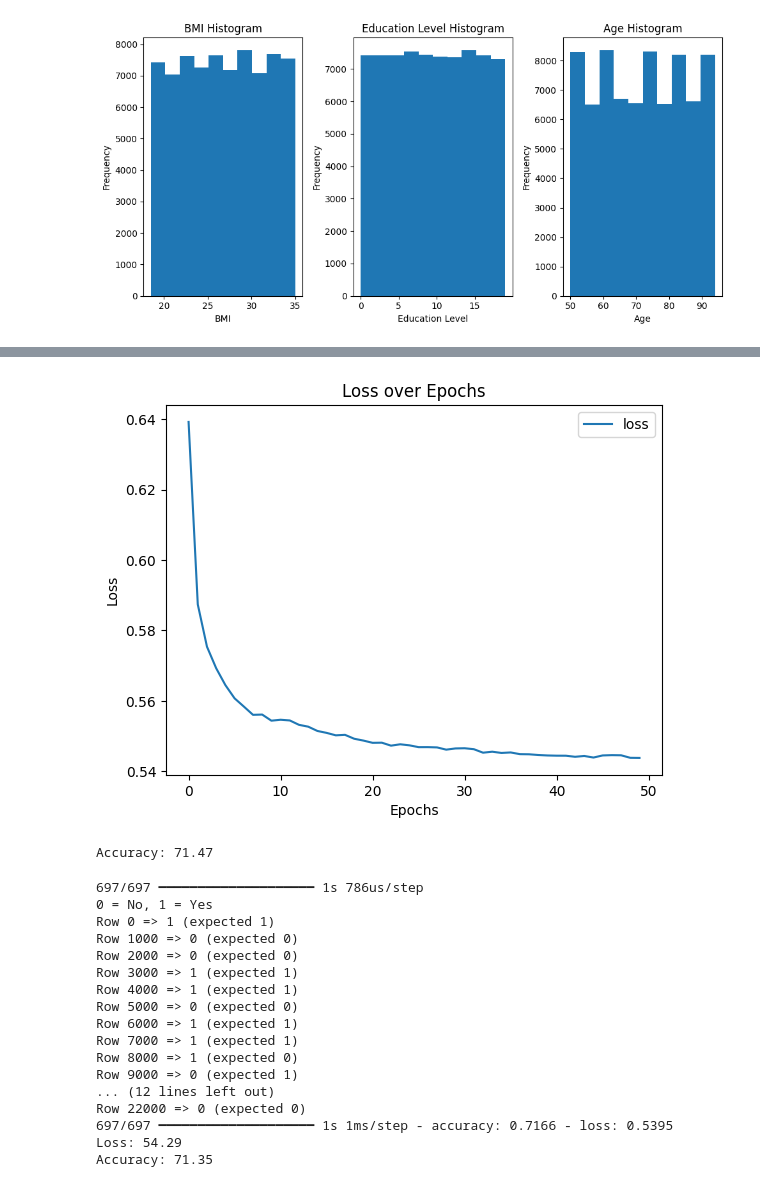
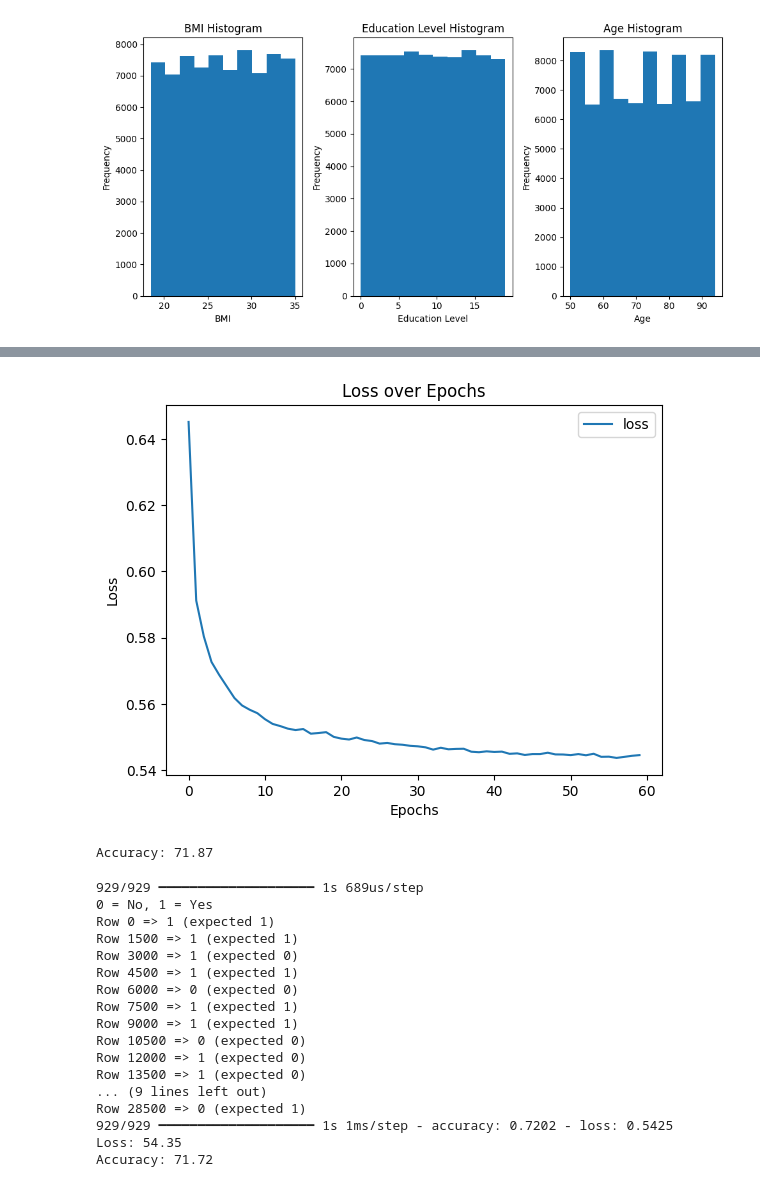
Before and after one commit to jeremlee/alzheimers-classification-model, a Jupyter notebook: main.ipynb, the cells around one changed output, grey strips where cells are left out. Drawn from its saved outputs; the diff is of its cells as text; code cells hidden in the pictures.

```diff
--- a/main.ipynb
+++ b/main.ipynb
@@ -96,7 +96,7 @@ dataset = dataset.sample(frac=1, random_state=42).reset_index(drop=True)
 
 X = dataset.drop(columns=['Alzheimer’s Diagnosis'])
 y = dataset['Alzheimer’s Diagnosis']
-split_percentage = 0.7
+split_percentage = 0.6
 rows = len(dataset)
 split_index = int(rows * split_percentage)
 X_train = X[:split_index]
@@ -154,7 +154,7 @@ model.add(Dense(17, activation = 'relu'))
 model.add(Dense(1, activation = 'sigmoid'))
 
 model.compile(optimizer='adam', loss='binary_crossentropy', metrics=['accuracy'])
-training_history = model.fit(X_train, y_train, epochs=50, batch_size=10)
+training_history = model.fit(X_train, y_train, epochs=60, batch_size=10)
 _, accuracy = model.evaluate(X_train, y_train)
 
 plt.plot(training_history.history['loss'], label = 'loss')
@@ -185,30 +185,30 @@ Epoch 50/50
-[figure, old version]
+[figure, new version]
-Accuracy: 71.47
+Accuracy: 71.87
 # %%
 predictions = (model.predict(X_test) > 0.5).astype(int)
 
 print("0 = No, 1 = Yes")
-# showing every 1000th row only, 22k is too much
-for i in range(0,len(X_test),1000):
+# showing every 1500th row only,
+for i in range(0,len(X_test),1500):
     print('Row %d => %d (expected %d)' % (i, predictions[i].item(), y_test.iloc[i]))
 loss, accuracy = model.evaluate(X_test, y_test)
 print("Loss: %.2f" % (loss*100))
 print("Accuracy: %.2f" % (accuracy*100))
 # %% [output]
-697/697 ━━━━━━━━━━━━━━━━━━━━ 1s 786us/step
+929/929 ━━━━━━━━━━━━━━━━━━━━ 1s 689us/step
 0 = No, 1 = Yes
 Row 0 => 1 (expected 1)
-Row 1000 => 0 (expected 0)
-Row 2000 => 0 (expected 0)
-Row 3000 => 1 (expected 1)
-Row 4000 => 1 (expected 1)
-Row 5000 => 0 (expected 0)
-Row 6000 => 1 (expected 1)
-Row 7000 => 1 (expected 1)
-Row 8000 => 1 (expected 0)
-Row 9000 => 0 (expected 1)
-... (12 lines left out)
-Row 22000 => 0 (expected 0)
-697/697 ━━━━━━━━━━━━━━━━━━━━ 1s 1ms/step - accuracy: 0.7166 - loss: 0.5395
-Loss: 54.29
-Accuracy: 71.35
+Row 1500 => 1 (expected 1)
+Row 3000 => 1 (expected 0)
+Row 4500 => 1 (expected 1)
+Row 6000 => 0 (expected 0)
+Row 7500 => 1 (expected 1)
+Row 9000 => 1 (expected 1)
+Row 10500 => 0 (expected 0)
+Row 12000 => 1 (expected 0)
+Row 13500 => 1 (expected 0)
+... (9 lines left out)
+Row 28500 => 0 (expected 1)
+929/929 ━━━━━━━━━━━━━━━━━━━━ 1s 1ms/step - accuracy: 0.7202 - loss: 0.5425
+Loss: 54.35
+Accuracy: 71.72
```
Also changed, not shown: parts of 2 cells of this notebook.
